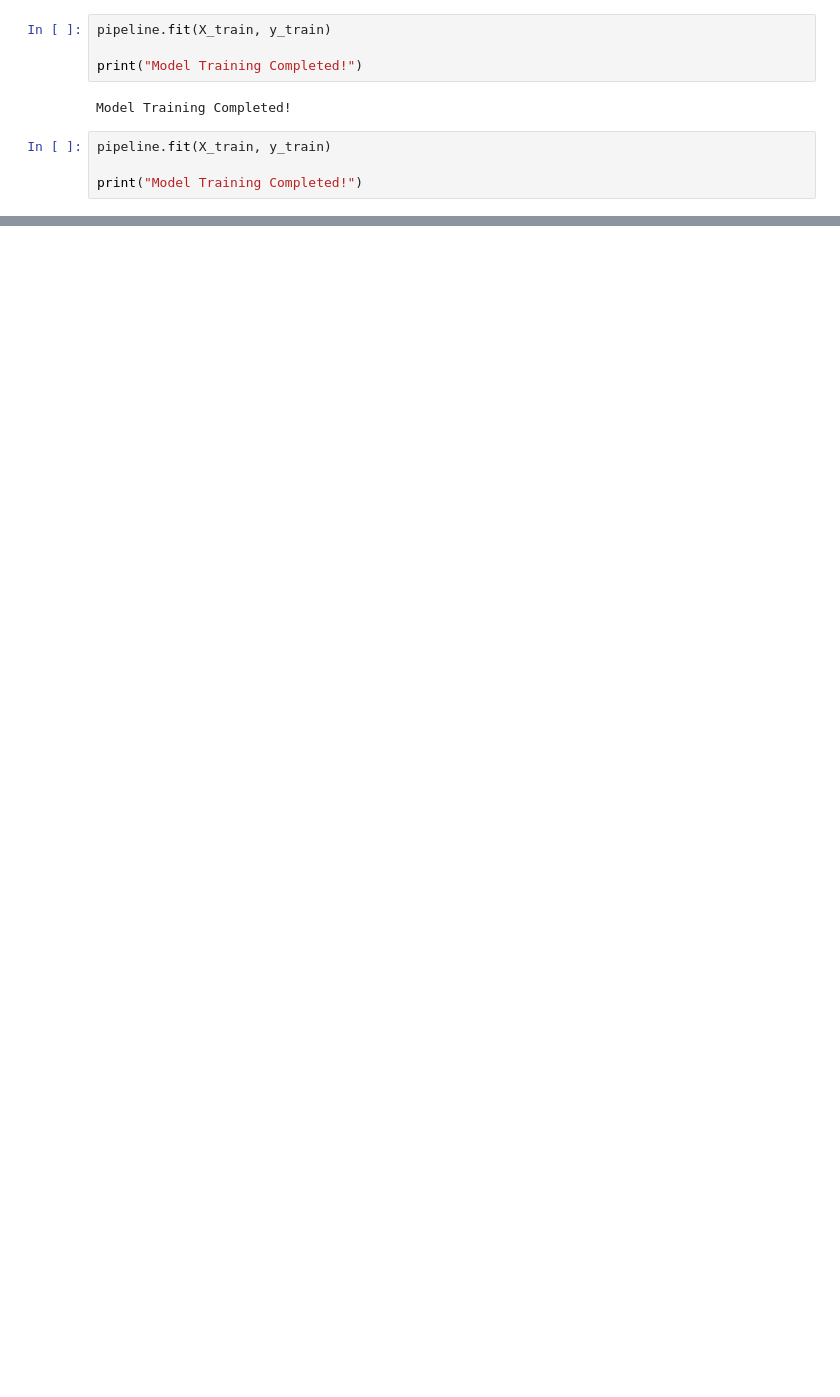
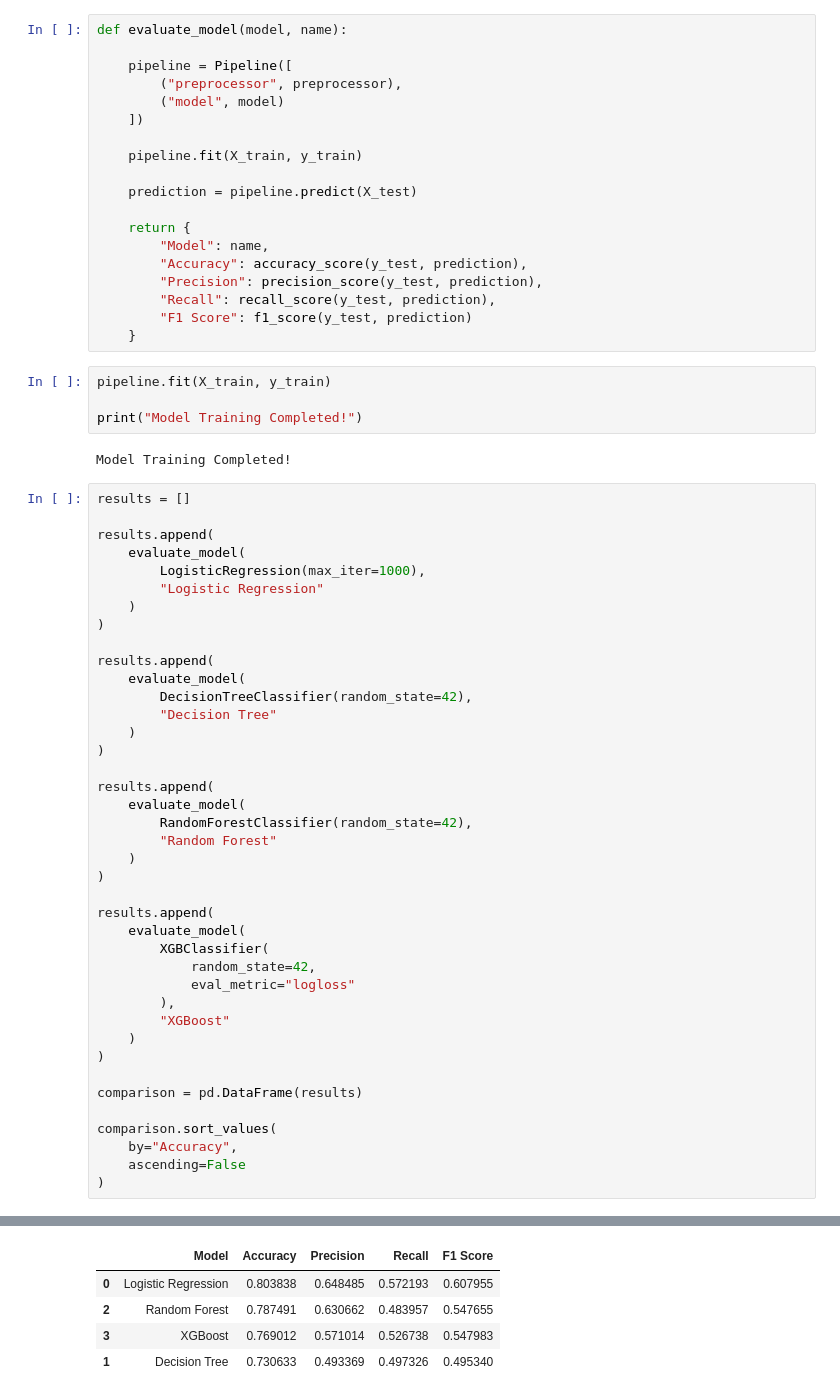
Before and after one commit to Rahul110-Bst/Ecommerce-sales-Prediction, a Jupyter notebook: notebooks/02_Model_Training.ipynb, the cells around one changed output, grey strips where cells are left out. Drawn from its saved outputs; the diff is of its cells as text; blank space fills up the shorter version.

```diff
--- a/notebooks/02_Model_Training.ipynb
+++ b/notebooks/02_Model_Training.ipynb
@@ -102,6 +112,25 @@ print(X_test.shape)
 # %% [output]
 (5625, 19)
 (1407, 19)
+# %%
+def evaluate_model(model, name):
+
+    pipeline = Pipeline([
+        ("preprocessor", preprocessor),
+        ("model", model)
+    ])
+
+    pipeline.fit(X_train, y_train)
+
+    prediction = pipeline.predict(X_test)
+
+    return {
+        "Model": name,
+        "Accuracy": accuracy_score(y_test, prediction),
+        "Precision": precision_score(y_test, prediction),
+        "Recall": recall_score(y_test, prediction),
+        "F1 Score": f1_score(y_test, prediction)
+    }
 # %%
 pipeline.fit(X_train, y_train)
 
@@ -109,7 +138,43 @@ print("Model Training Completed!")
 # %% [output]
 Model Training Completed!
 # %%
-pipeline.fit(X_train, y_train)
+results = []
 
-print("Model Training Completed!")
+results.append(
+    evaluate_model(
+        LogisticRegression(max_iter=1000),
+        "Logistic Regression"
+    )
+)
+
+results.append(
+    evaluate_model(
+        DecisionTreeClassifier(random_state=42),
+        "Decision Tree"
+    )
+)
+
+results.append(
+    evaluate_model(
+        RandomForestClassifier(random_state=42),
+        "Random Forest"
+    )
+)
+
+results.append(
+    evaluate_model(
+        XGBClassifier(
+            random_state=42,
+            eval_metric="logloss"
+        ),
+        "XGBoost"
+    )
+)
+
+comparison = pd.DataFrame(results)
+
+comparison.sort_values(
+    by="Accuracy",
+    ascending=False
+)
 # %% [output]
@@ -116,0 +181,5 @@ Model Training Completed!
+|  | Model | Accuracy | Precision | Recall | F1 Score |
+| 0 | Logistic Regression | 0.803838 | 0.648485 | 0.572193 | 0.607955 |
+| 2 | Random Forest | 0.787491 | 0.630662 | 0.483957 | 0.547655 |
+| 3 | XGBoost | 0.769012 | 0.571014 | 0.526738 | 0.547983 |
+| 1 | Decision Tree | 0.730633 | 0.493369 | 0.497326 | 0.495340 |
```
Also changed, not shown: parts of 15 cells of this notebook, 2 other files.
